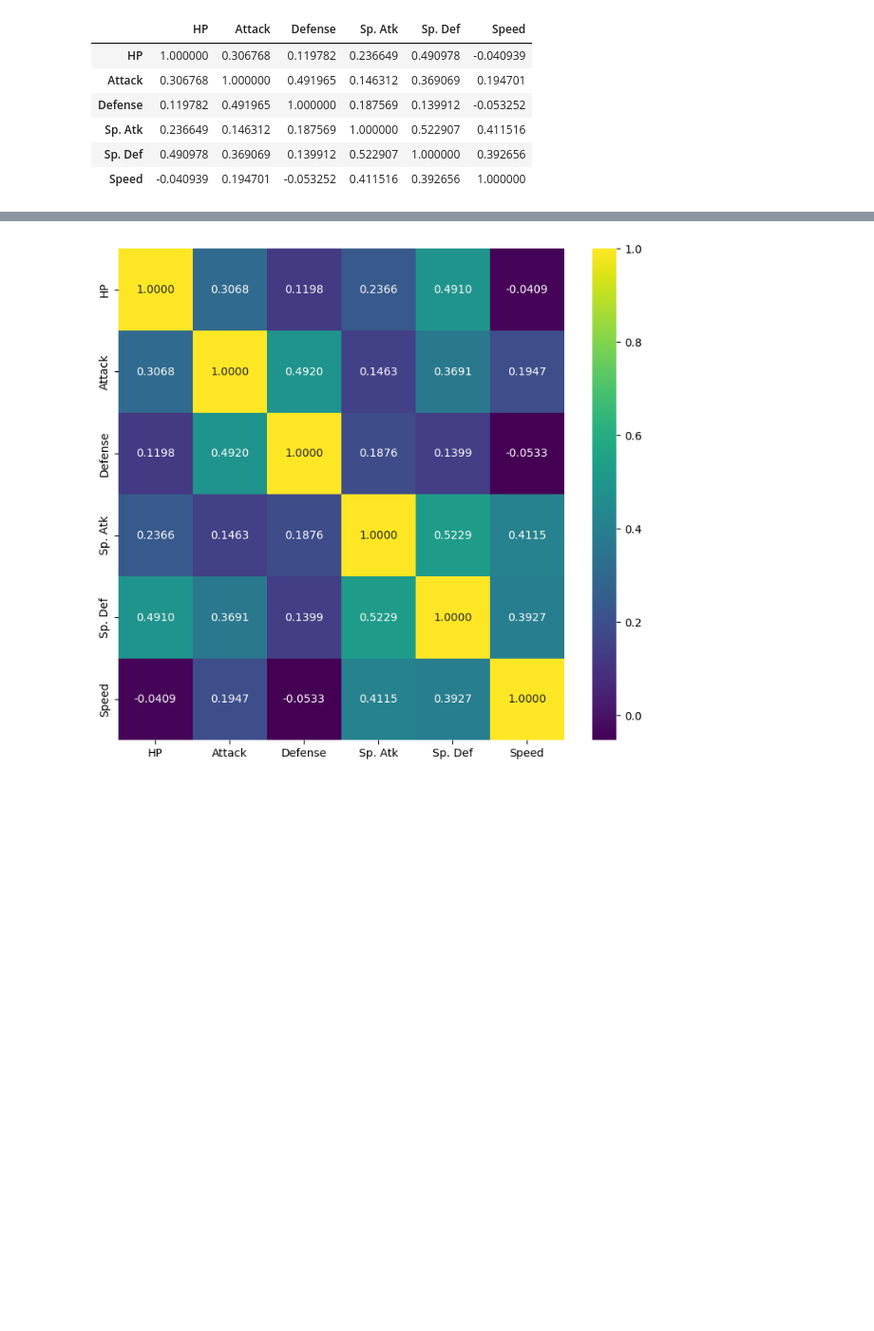
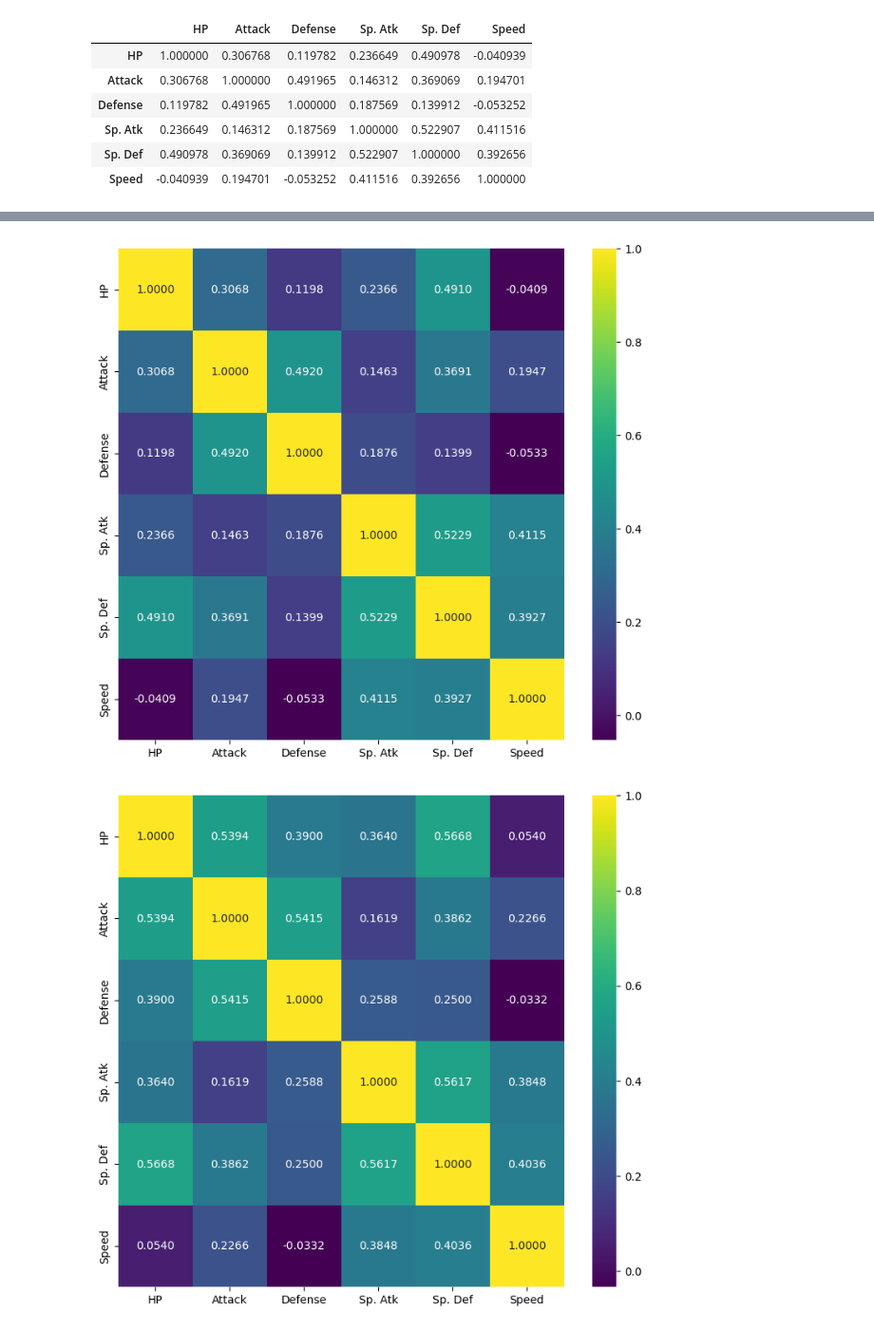
Before and after one commit to tharushika2002/DL_LAB, a Jupyter notebook: Task01/Task 01.ipynb, the cells around one changed output, grey strips where cells are left out. Shown at 95% size. Drawn from its saved outputs; the diff is of its cells as text; code cells hidden in the pictures; blank space fills up the shorter version.

```diff
--- a/Task01/Task 01.ipynb
+++ b/Task01/Task 01.ipynb
@@ -102,9 +102,8 @@ pokemon_df_heap.head(5)
 | 4 | 39 | 52 | 43 | 60 | 50 | 65 |
 | 5 | 58 | 64 | 58 | 80 | 65 | 80 |
 # %%
-corr = pokemon_df_heap.corr()
-
-corr
+corr_person = pokemon_df_heap.corr(method = 'pearson')
+corr_person
 # %% [output]
 |  | HP | Attack | Defense | Sp. Atk | Sp. Def | Speed |
 | HP | 1.000000 | 0.306768 | 0.119782 | 0.236649 | 0.490978 | -0.040939 |
@@ -113,3 +112,6 @@ corr
 | Sp. Atk | 0.236649 | 0.146312 | 0.187569 | 1.000000 | 0.522907 | 0.411516 |
 | Sp. Def | 0.490978 | 0.369069 | 0.139912 | 0.522907 | 1.000000 | 0.392656 |
 | Speed | -0.040939 | 0.194701 | -0.053252 | 0.411516 | 0.392656 | 1.000000 |
+# %%
+corr_spearmon = pokemon_df_heap.corr(method = 'spearman')
+corr_spearmon
@@ -116,6 +126,13 @@ corr
 # %%
 plt.figure(figsize=(9,8))
-sns.heatmap(corr , annot=True , fmt=".4f" , cmap = "viridis")
+sns.heatmap(corr_person , annot=True , fmt=".4f" , cmap = "viridis")
 plt.show()
+
+
+
+plt.figure(figsize=(9,8))
+sns.heatmap(corr_spearmon , annot=True , fmt=".4f" , cmap = "viridis")
+plt.show()
 # %% [output]
 [figure]
+[figure, added]
```
Also changed, not shown: parts of 3 cells of this notebook.
